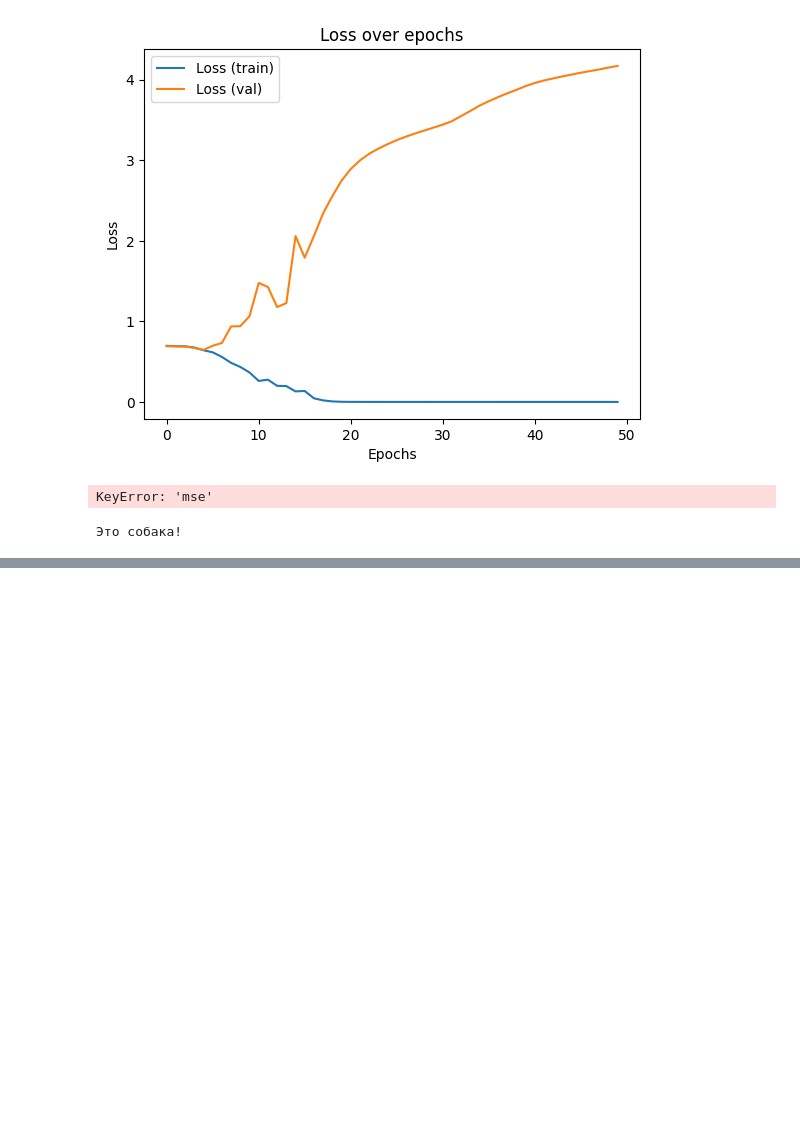
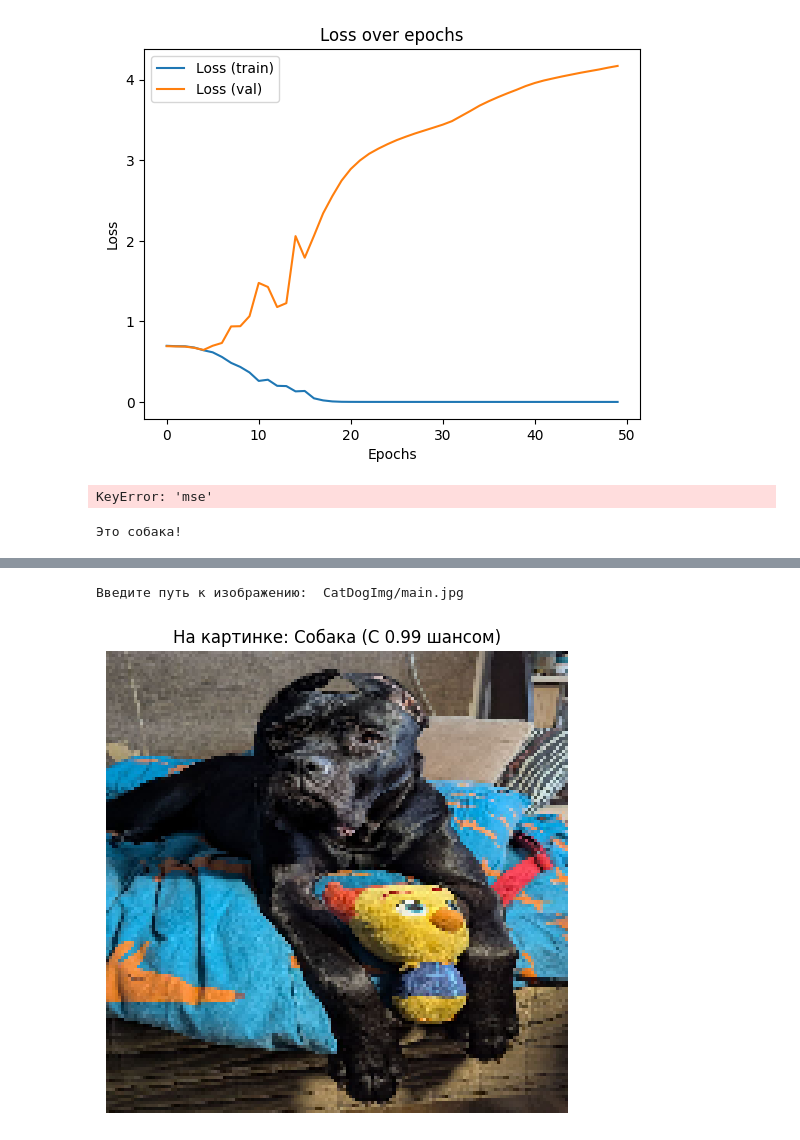
Before and after one commit to IKitKatt/testTensor, a Jupyter notebook: obrazi/obrazi_lab2_2.ipynb, the cells around one changed output, grey strips where cells are left out. Saved outputs shown, nothing was run; the diff lists cells and outputs as text; code cells hidden in the pictures; blank space fills up the shorter version.

```diff
--- a/obrazi/obrazi_lab2_2.ipynb
+++ b/obrazi/obrazi_lab2_2.ipynb
@@ -188,0 +410,36 @@ else:
+# %%
+import matplotlib.pyplot as plt
+import numpy as np
+from tensorflow.keras.preprocessing.image import load_img, img_to_array
+
+def predict_and_show_image(model, image_size=(150, 150)):
+
+    # Запрос пути к изображению
+    img_path = input("Введите путь к изображению: ").strip()
+
+    try:
+        # Загрузка изображения
+        img = load_img(img_path, target_size=image_size)
+        img_array = img_to_array(img) / 255.0  # Преобразуем в массив и нормализуем
+        img_array = np.expand_dims(img_array, axis=0)  # Добавляем ось для батча
+
+        # Предсказание
+        prediction = model.predict(img_array)[0][0]
+        predicted_class = "Собака" if prediction > 0.5 else "Кот"
+        confidence = prediction if prediction > 0.5 else 1 - prediction
+
+        # Вывод изображения и предсказания
+        plt.figure(figsize=(6, 6))
+        plt.imshow(img)
+        plt.axis('off')
+        plt.title(f"На картинке: {predicted_class} (С {confidence:.2f} шансом)")
+        plt.show()
+
+    except Exception as e:
+        print(f"Ошибка при обработке изображения: {e}")
+
+# Пример использования
+predict_and_show_image(model)
+# %% [output]
+Введите путь к изображению:  CatDogImg/main.jpg
+[figure, added]
```
Also changed, not shown: parts of 7 cells of this notebook.
